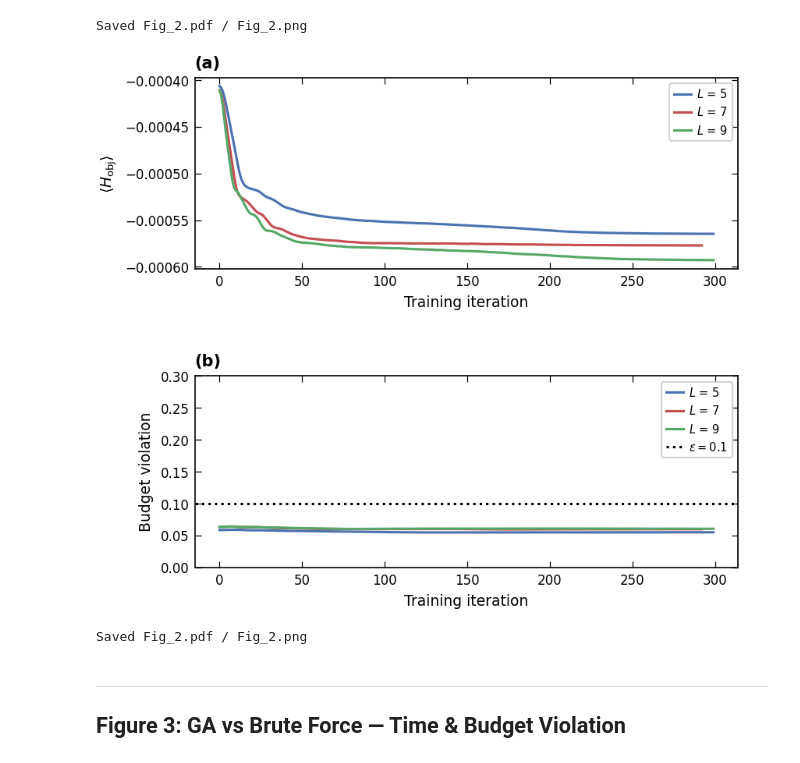
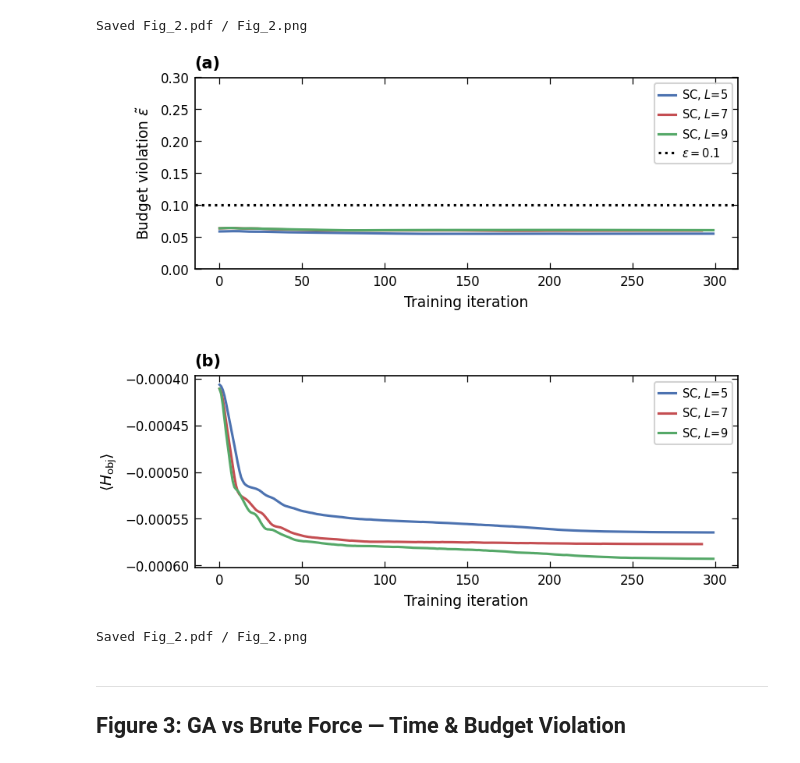
Before and after one commit to AndewNN/Quantum_Computing, a Jupyter notebook: CUDA/plot_publication.ipynb, the cells around one changed output. Saved outputs shown, nothing was run; the diff lists cells and outputs as text; code cells hidden in the pictures.

```diff
--- a/CUDA/plot_publication.ipynb
+++ b/CUDA/plot_publication.ipynb
@@ -204,7 +207,7 @@ for dirr in dirrs_approx:
             continue
         for fn in os.listdir(sub):
             fpath = f'{sub}/{fn}'
-            if fn.startswith('report_') and fn.endswith('.csv'):
+            if fn.startswith('report_') and fn.endswith('.csv') and not fn.endswith('_MaxProb.csv') and not fn.endswith('_RandSol.csv'):
                 df = pd.read_csv(fpath)
                 mixer_type = fn.split('report_')[1].split('_boost')[0]
                 df['layer']  = layer_val
@@ -300,7 +303,7 @@ eps_min_X, eps_max_X = np.inf, -np.inf
 
 for p in ef_layers_X:
     dirr = f'{dirrs_approx[0]}/exp_p{p}_L{loss_plot_lambda}_q{loss_plot_q}_torch'
-    df = pd.read_csv(f'{dirr}/report_X_boost_{ef_boost_X}.csv')
+    df = pd.read_csv(f'{dirr}/report_X_boost_{ef_boost_X}{"_MaxProb" if is_X_MaxProb else "_RandSol" if is_X_RandSol else ""}.csv')
     row = df[(df['Assets'] == ef_N_ASSETS) & (df['Exp'] == ef_exp_idx)]
     for i in range(len(row)):
         risk      = row['Risk'].values[i] / loss_plot_q
@@ -313,7 +316,7 @@ for p in ef_layers_X:
 eps_min_P, eps_max_P = np.inf, -np.inf
 for p in ef_layers_P:
     dirr = f'{dirrs_approx[0]}/exp_p{p}_L1_q{loss_plot_q}_torch'
-    rpt  = f'report_Preserving{ef_K}_boost_{ef_boost_P}{"_MaxProb" if is_P_MaxProb else ""}.csv'
+    rpt  = f'report_Preserving{ef_K}_boost_{ef_boost_P}{"_MaxProb" if is_P_MaxProb else "_RandSol" if is_P_RandSol else ""}.csv'
     df = pd.read_csv(f'{dirr}/{rpt}')
     row = df[(df['Assets'] == ef_N_ASSETS) & (df['Exp'] == ef_exp_idx)]
     for i in range(len(row)):
@@ -445,10 +448,10 @@ if data_approx is not None:
             if mixer == 'X':
                 ax.plot(sub['lambda'], sub['BV'],
                         marker=m, color=c, ls=ls, ms=MS, lw=LW, label=lbl)
-            else:
-                bv = sub['BV'].values[0]
-                ax.plot(all_lambs, [bv]*len(all_lambs),
-                        marker=m, color=c, ls=ls, ms=MS, lw=LW, label=lbl)
+            # else:
+            #     bv = sub['BV'].values[0]
+            #     ax.plot(all_lambs, [bv]*len(all_lambs),
+            #             marker=m, color=c, ls=ls, ms=MS, lw=LW, label=lbl)
 
     ax.axhline(0.1, color='black', ls=':', lw=1.5, alpha=1.0,
                label=r'$\varepsilon = 0.1$')
@@ -456,9 +459,9 @@ if data_approx is not None:
     ax.set_ylim(bottom=0)
 
 ax.set_xlabel(r'$\lambda$')
-ax.set_ylabel('Budget violation')
+ax.set_ylabel(r'Budget violation $\tilde{\epsilon}$')
 ax.set_title('(a)', loc='left')
-ax.legend(fontsize=6, ncol=3,
+ax.legend(fontsize=6.5, ncol=4, loc='center right',
           handlelength=1.2, columnspacing=0.8)
 
 # ---- (b) Barren Plateau: Variance vs Qubits ----
@@ -480,7 +483,7 @@ if data_plateau is not None:
         c = cmap_bp(norm_p(lv))
         m = MARKERS[i % len(MARKERS)]
         ax.plot(sub['Qubits'], sub['var'],
-                marker=m, color=c, ms=MS, lw=LW, label=f'SC, $L$={lv}')
+                marker=m, color=c, ms=MS, lw=LW, label=f'SP, $L$={lv}')
 
     ax.set_yscale('log')
     ax.legend(fontsize=6.5, ncol=2,
@@ -496,7 +499,7 @@ ax.set_title('(b)', loc='left')
 
 fig.tight_layout(w_pad=3.0)
 # fig.savefig('Fig_1.pdf')
-fig.savefig('Fig_1_UpFont.png', dpi=600)
+fig.savefig('Fig_1_UpFont_NoSC.png', dpi=600)
 plt.show()
 # print('Saved Fig_1.pdf / Fig_1.png')
 # print(data_plateau["lambda"])
@@ -507,8 +510,7 @@ plt.show()
 ## Figure 2: Convergence Plots (Evaluation Energy & Budget Violation)
 # %%
 n_rows = len(loss_plot_mixers)
-fig, axes = plt.subplots(n_rows, 2, figsize=(FIG_DOUBLE, 2.8 * n_rows),
-                         squeeze=False)
+fig, axes = plt.subplots(n_rows, 2, figsize=(FIG_DOUBLE, 2.8 * n_rows), squeeze=False)
 
 obj_loss = {k: [x.copy() for x in v] for k, v in data_obj_loss.items()}  # deep copy
 
@@ -581,8 +583,7 @@ print('Saved Fig_2.pdf / Fig_2.png')
 Saved Fig_2.pdf / Fig_2.png
 # %%
 n_rows = len(loss_plot_mixers)
-fig, axes = plt.subplots(2, 1, figsize=(FIG_DOUBLE*0.8, 5.0),
-                         squeeze=False)
+fig, axes = plt.subplots(2, 1, figsize=(FIG_DOUBLE*0.8, 5.0), squeeze=False)
 
 obj_loss = {k: [x.copy() for x in v] for k, v in data_obj_loss.items()}  # deep copy
 
@@ -613,45 +614,46 @@ for row, mixer in enumerate(loss_plot_mixers):
         t   = np.arange(med.shape[0])
 
         c = LAYER_COLORS.get(lv, COLOR_CYCLE[ci])
-        lbl = f'$L$ = {lv}'
+        mixer_short = 'SP' if mixer == 'X' else 'SC'
+        lbl = f"{mixer_short}, $L$={lv}"
 
         for col in range(2):
-            ax = axes[col, row]
+            ax = axes[1-col, row]
             # Shaded band (like reference figure)
             # ax.fill_between(t, lo[:, col], hi[:, col],
             #                 color=c, alpha=0.20)
             # Mean line on top
             ax.plot(t, med[:, col], color=c, lw=LW, label=lbl)
 
     # axis labels
-    for col, ylabel in enumerate([r'$\langle H_{\text{obj}} \rangle$', 'Budget violation']):
-        ax = axes[col, row]
+    for col, ylabel in enumerate([r'$\langle H_{\text{obj}} \rangle$', r'Budget violation $\tilde{\epsilon}$']):
+        ax = axes[1-col, row]
         ax.set_xlabel('Training iteration')
         ax.set_ylabel(ylabel)
-        panel = chr(ord('a') + 2 * row + col)
+        panel = chr(ord('a') + 2 * row + 1-col)
         ax.set_title(f'({panel})', loc='left')
         if col == 1:  # budget violation panel
             ax.axhline(0.1, color='black', ls=':', lw=1.5,
                        alpha=1.0, label=r'$\varepsilon = 0.1$')
             ax.set_ylim(bottom=-0.0, top=0.3)
         ax.legend(fontsize=7)
 
 # ---- Equalize y-axis ranges for evaluation energy (a)=(c) only ----
 # Budget violation panels (b) and (d) keep independent scales
 col = 0  # evaluation energy column
 ylims = [axes[col, row].get_ylim() for row in range(n_rows)]
 shared_lo = min(lo for lo, hi in ylims)
 shared_hi = max(hi for lo, hi in ylims)
 for row in range(n_rows):
     axes[col, row].set_ylim(shared_lo, shared_hi)
 
 fig.tight_layout(w_pad=2.5, h_pad=3.0)
 # fig.savefig('Fig_2.pdf')
 fig.savefig('Fig_2_UpFont_noBound.png', dpi=600)
 plt.show()
 print('Saved Fig_2.pdf / Fig_2.png')
 # %% [output]
-[figure, old version]
+[figure, new version]
 Saved Fig_2.pdf / Fig_2.png
 # %% [markdown]
 ---
```
Also changed, not shown: parts of 5 cells of this notebook, 2 other files.
